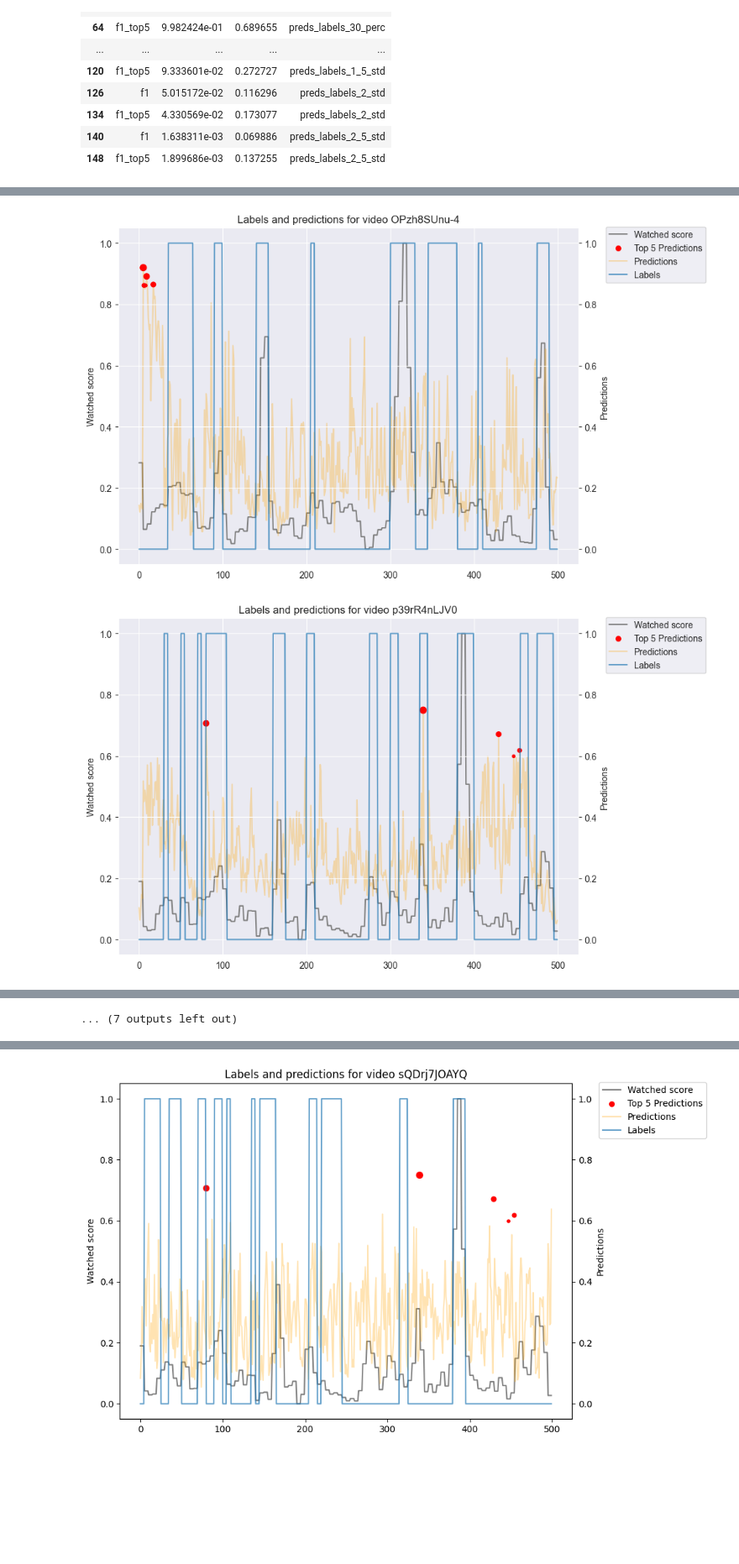
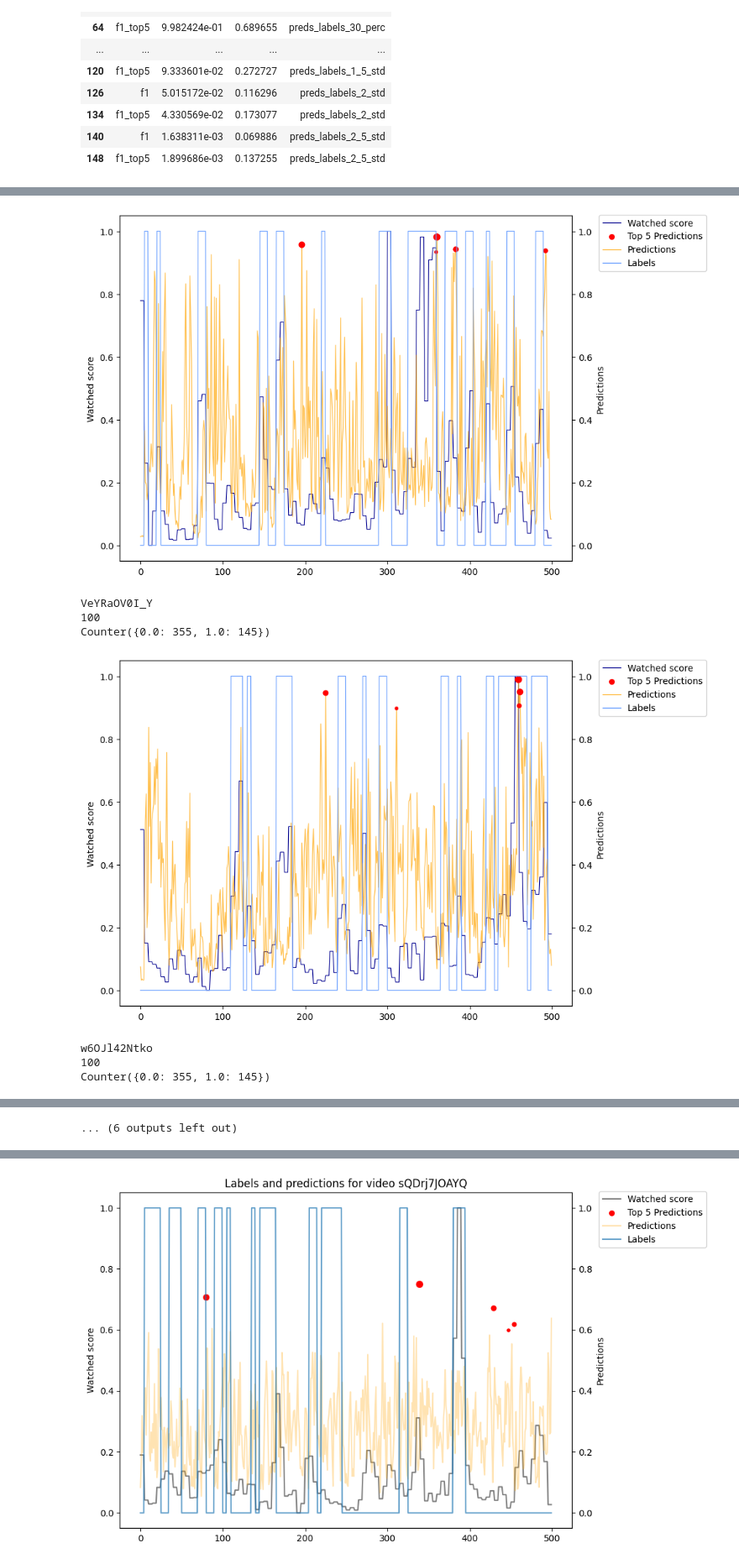
Before and after one commit to auto-shorts/youtube-downloader, a Jupyter notebook: notebooks/preds_labels.ipynb, the cells around one changed output, grey strips where cells are left out. Shown at 84% size. Cells and saved outputs as stored; diff of their text form; code cells hidden in the pictures; blank space fills up the shorter version.

```diff
--- a/notebooks/preds_labels.ipynb
+++ b/notebooks/preds_labels.ipynb
@@ -163,36 +258,70 @@ from utils import postgres_engine
 # %%
 import boto3
-import pandas as pd
-model_id = "preds_labels_common_model_additional_label_sports_last_sports_30_perc"
-boto3.resource("s3").Bucket("auto-shorts").download_file(f"data/{model_id}.json", f"{model_id}.json")
+
+model_id = "preds_labels_comedy_30_perc"
+category = "sport"
+percent = 30
+
+# boto3.resource("s3").Bucket("auto-shorts").download_file(
+#     f"data/{model_id}.json", f"{model_id}.json"
+# )
 df = pd.read_json(f"{model_id}.json")
 for col in df.columns.tolist():
-    if len(df[col]['preds']) != len(df[col]['labels']):
+    if len(df[col]["preds"]) != len(df[col]["labels"]):
         print(f"Skipping {col}")
         # df = df.drop(col, axis=1)
         continue
     import json
-    vid_path = pd.read_sql('select s3_path from videos where id = %s', con=postgres_engine, params=(col,)).iloc[0,0]
-    boto3.resource("s3").Bucket("auto-shorts").download_file(f"{vid_path}/video_data.json", "video_data.json")
+
+    vid_path = pd.read_sql(
+        "select s3_path from videos where id = %s", con=postgres_engine, params=(col,)
+    ).iloc[0, 0]
+    boto3.resource("s3").Bucket("auto-shorts").download_file(
+        f"{vid_path}/video_data.json", "video_data.json"
+    )
     with open("video_data.json") as f:
-        moments = pd.DataFrame(
-                        json.load(f)["most_watched_moments"]
-                    )
-    watched_score = pd.concat([moments, moments.assign(time_start_ms=moments['time_start_ms']+1), moments.assign(time_start_ms=moments['time_start_ms']+2), moments.assign(time_start_ms=moments['time_start_ms']+3), moments.assign(time_start_ms=moments['time_start_ms']+4)]).sort_values('time_start_ms').reset_index()['intensity_score']
+        moments = pd.DataFrame(json.load(f)["most_watched_moments"])
+    watched_score = (
+        pd.concat(
+            [
+                moments,
+                moments.assign(time_start_ms=moments["time_start_ms"] + 1),
+                moments.assign(time_start_ms=moments["time_start_ms"] + 2),
+                moments.assign(time_start_ms=moments["time_start_ms"] + 3),
+                moments.assign(time_start_ms=moments["time_start_ms"] + 4),
+            ]
+        )
+        .sort_values("time_start_ms")
+        .reset_index()["intensity_score"]
+    )
     import heapq
+
     preds_vid = heapq.nlargest(5, df[col].loc["preds"])
     indices_vid = [df[col].loc["preds"].index(p) for p in preds_vid]
     import matplotlib.pyplot as plt
+
     fig, ax1 = plt.subplots(figsize=(10, 6))
     # plot preds on one axis and labels on second one
-    line1, =ax1.plot(watched_score, color='grey', label="Watched score")
+    (line1,) = ax1.plot(watched_score, color="#00008f", label="Watched score", linewidth=0.8)
     # plot preds on one axis and labels on second one
-    line2, =ax1.plot(df[col]['preds'], color='orange', alpha=0.3, label="Predictions")
+    (line2,) = ax1.plot(
+        df[col]["preds"], color="orange", alpha=0.7, label="Predictions", linewidth=0.9
+    )
+    a = "#71a4ff"
     ax2 = ax1.twinx()
-    line3, = ax2.plot(df[col]['labels'], alpha=0.7, label="Labels")
-    scatter = ax2.scatter(indices_vid, preds_vid, color='red', s=[50-i*10 for i in range(5)], label="Top 5 Predictions")
+    (line3,) = ax2.plot(df[col]["labels"], alpha=1, label="Labels",  linewidth=0.9, color="#71a4ff")
+    scatter = ax2.scatter(
+        indices_vid,
+        preds_vid,
+        color="red",
+        s=[50 - i * 10 for i in range(5)],
+        label="Top 5 Predictions",
+    )
     # add title
-    ax1.set_title(f"Labels and predictions for video {col}")
+    print(col)
+    print(len(set(watched_score)))
+    print(Counter(df[col]["labels"]))
+    # ax1.set_title(f"Labels and predictions for {category} video. Threshold is set at {percent}%")
     # add title for left axis
     ax1.set_ylabel("Watched score")
     # add title for right axis
@@ -204,6 +333,6 @@ for col in df.columns.tolist():
     ax1.legend(lines, labels, loc="center left", bbox_to_anchor=(1.05, 0.92))
     plt.tight_layout()
     plt.show()
-    #ax1.legend(["Watched score", "Predictions"], loc='upper left')
-    #ax2.legend(["Labels", "Top 5 Predictions"], loc='upper right')
+    # ax1.legend(["Watched score", "Predictions"], loc='upper left')
+    # ax2.legend(["Labels", "Top 5 Predictions"], loc='upper right')
 # %% [output]
@@ -211,2 +347,8 @@ for col in df.columns.tolist():
-[figure, old version]
+[figure, new version]
+VeYRaOV0I_Y
+100
+Counter({0.0: 355, 1.0: 145})
-[figure, old version]
+[figure, new version]
+w6OJl42Ntko
+100
+Counter({0.0: 355, 1.0: 145})
@@ -222 +364 @@ for col in df.columns.tolist():
-... (7 outputs left out)
+... (6 outputs left out)
```
Also changed, not shown: parts of 11 cells of this notebook, 1 other file.
